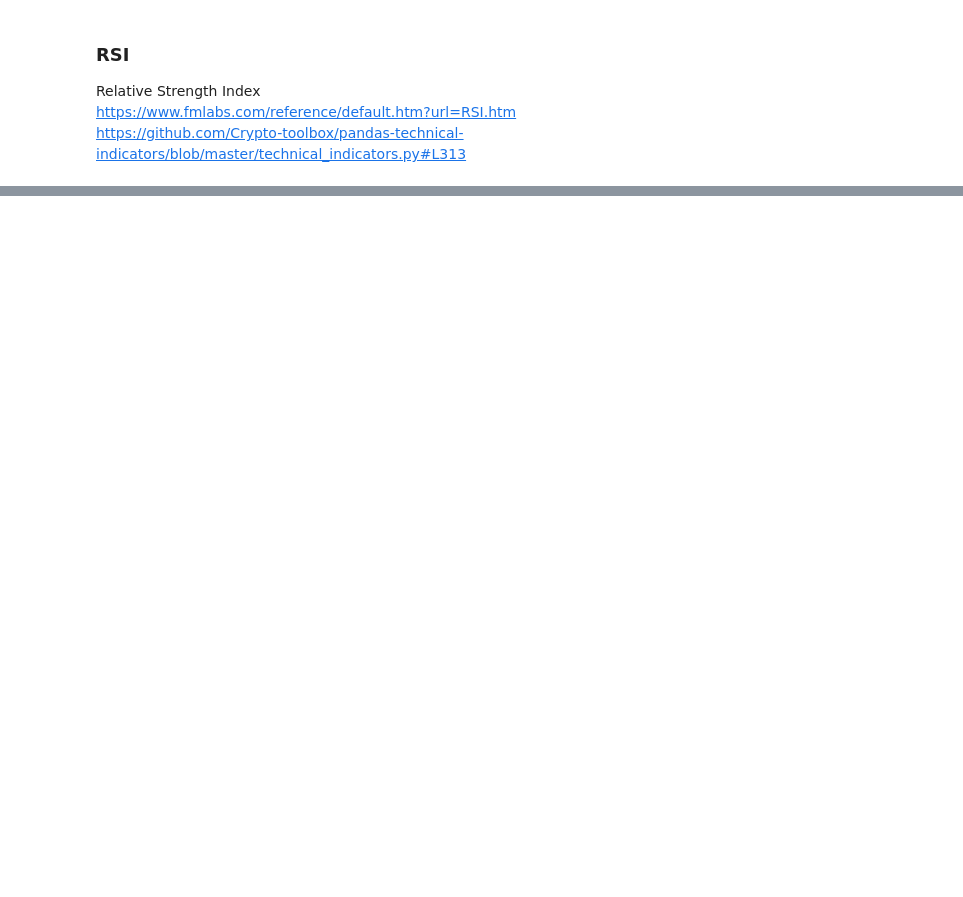
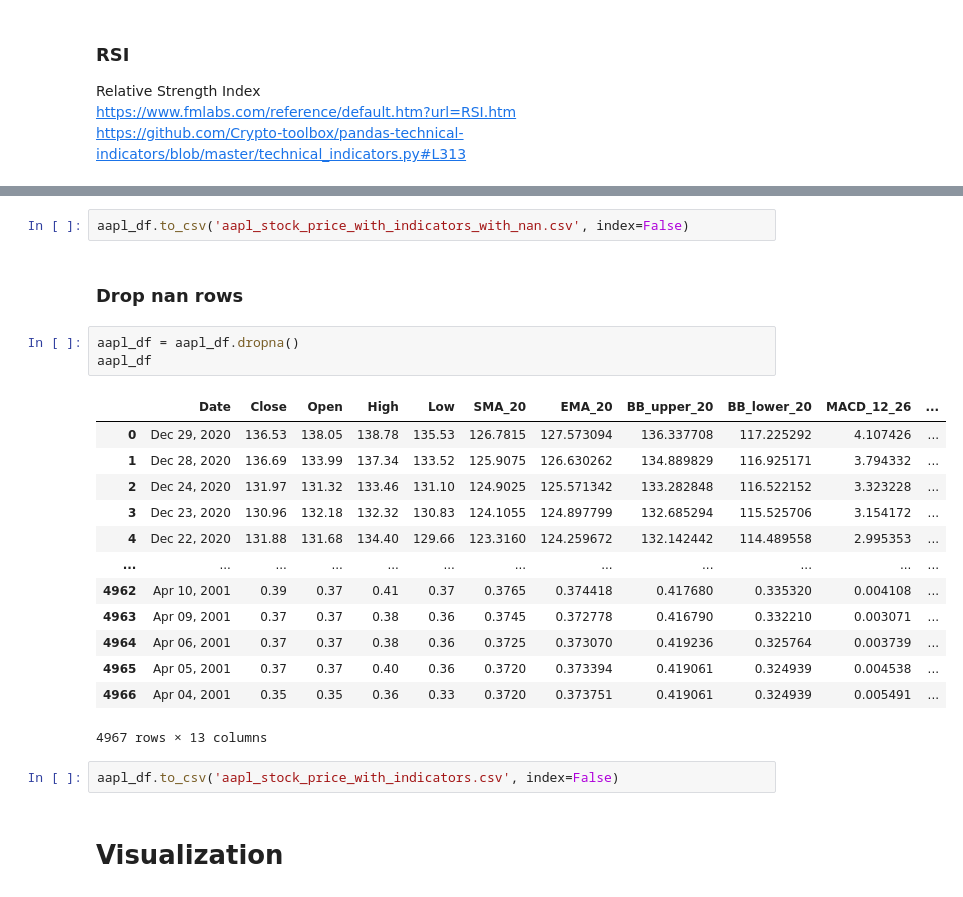
Before and after one commit to ptquan-hcmus/StockPricePredict, a Jupyter notebook: Crawl_price_and_calculate_indicator.ipynb, the cells around one changed output, grey strips where cells are left out. Cells and saved outputs as stored; diff of their text form; blank space fills up the shorter version.

Commit message:
Second version
Complete calculating indicators

```diff
--- a/Crawl_price_and_calculate_indicator.ipynb
+++ b/Crawl_price_and_calculate_indicator.ipynb
@@ -248,0 +361,25 @@ https://github.com/Crypto-toolbox/pandas-technical-indicators/blob/master/techni
+# %%
+aapl_df.to_csv('aapl_stock_price_with_indicators_with_nan.csv', index=False)
+# %% [markdown]
+### Drop nan rows
+# %%
+aapl_df = aapl_df.dropna()
+aapl_df
+# %% [output]
+|  | Date | Close | Open | High | Low | SMA_20 | EMA_20 | BB_upper_20 | BB_lower_20 | MACD_12_26 | ... |
+| 0 | Dec 29, 2020 | 136.53 | 138.05 | 138.78 | 135.53 | 126.7815 | 127.573094 | 136.337708 | 117.225292 | 4.107426 | ... |
+| 1 | Dec 28, 2020 | 136.69 | 133.99 | 137.34 | 133.52 | 125.9075 | 126.630262 | 134.889829 | 116.925171 | 3.794332 | ... |
+| 2 | Dec 24, 2020 | 131.97 | 131.32 | 133.46 | 131.10 | 124.9025 | 125.571342 | 133.282848 | 116.522152 | 3.323228 | ... |
+| 3 | Dec 23, 2020 | 130.96 | 132.18 | 132.32 | 130.83 | 124.1055 | 124.897799 | 132.685294 | 115.525706 | 3.154172 | ... |
+| 4 | Dec 22, 2020 | 131.88 | 131.68 | 134.40 | 129.66 | 123.3160 | 124.259672 | 132.142442 | 114.489558 | 2.995353 | ... |
+| ... | ... | ... | ... | ... | ... | ... | ... | ... | ... | ... | ... |
+| 4962 | Apr 10, 2001 | 0.39 | 0.37 | 0.41 | 0.37 | 0.3765 | 0.374418 | 0.417680 | 0.335320 | 0.004108 | ... |
+| 4963 | Apr 09, 2001 | 0.37 | 0.37 | 0.38 | 0.36 | 0.3745 | 0.372778 | 0.416790 | 0.332210 | 0.003071 | ... |
+| 4964 | Apr 06, 2001 | 0.37 | 0.37 | 0.38 | 0.36 | 0.3725 | 0.373070 | 0.419236 | 0.325764 | 0.003739 | ... |
+| 4965 | Apr 05, 2001 | 0.37 | 0.37 | 0.40 | 0.36 | 0.3720 | 0.373394 | 0.419061 | 0.324939 | 0.004538 | ... |
+| 4966 | Apr 04, 2001 | 0.35 | 0.35 | 0.36 | 0.33 | 0.3720 | 0.373751 | 0.419061 | 0.324939 | 0.005491 | ... |
+4967 rows × 13 columns
+# %%
+aapl_df.to_csv('aapl_stock_price_with_indicators.csv', index=False)
+# %% [markdown]
+# Visualization
```
Also changed, not shown: parts of 22 cells of this notebook.
